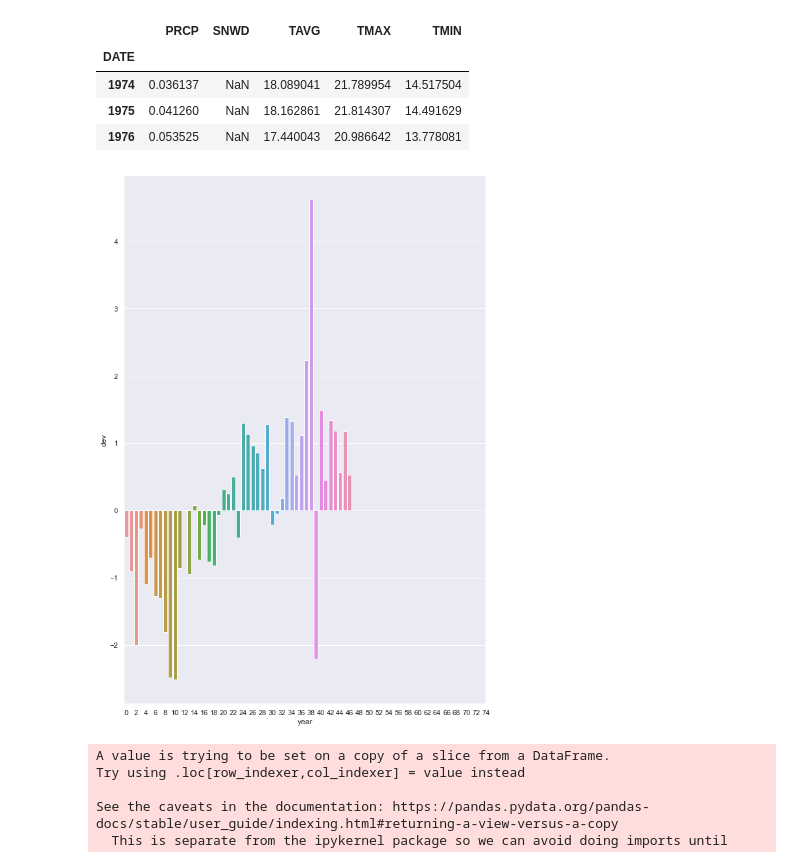
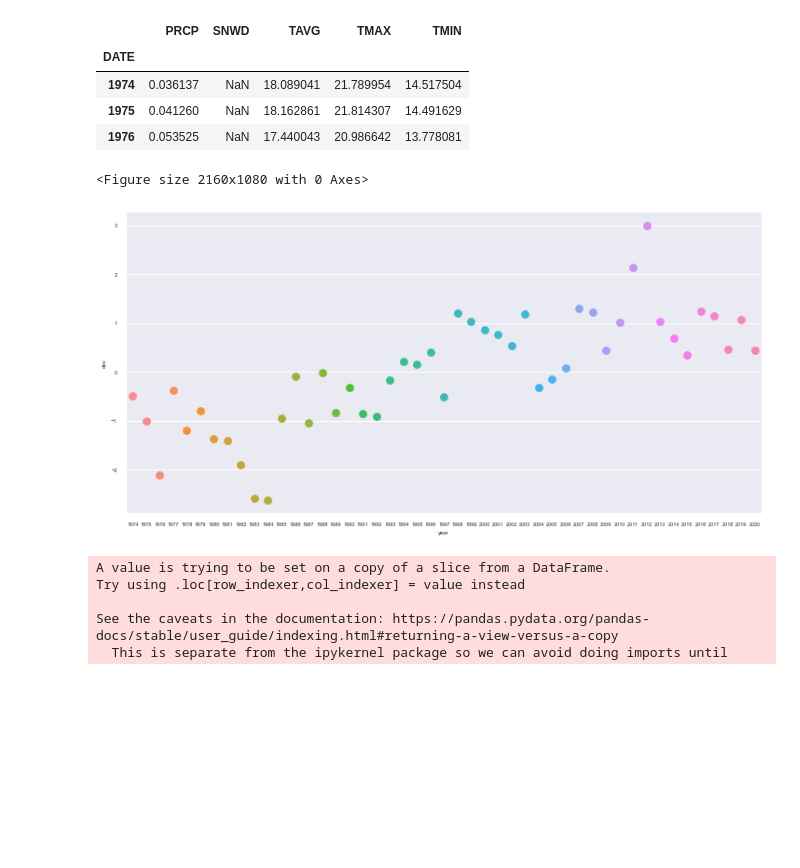
Before and after one commit to nataliaKat/Applied-ML-Assignments, a Jupyter notebook: assignment_01/assignment_01_Katsiapi_Natalia.ipynb, the cells around one changed output. Drawn from its saved outputs; the diff is of its cells as text; code cells hidden in the pictures; blank space fills up the shorter version.

Commit message:
Finish with data clearing

```diff
--- a/assignment_01/assignment_01_Katsiapi_Natalia.ipynb
+++ b/assignment_01/assignment_01_Katsiapi_Natalia.ipynb
@@ -330,0 +263,3 @@ data.describe()
+# %%
+data = pd.merge(data, recent_data, how="outer", left_on='DATE', right_on='date')
+data.tail(10)
@@ -330,0 +278,7 @@ data.describe()
+# %%
+data.DATE.fillna(value=data.date, inplace=True)
+data.PRCP.fillna(value=data.prcpt, inplace=True)
+data.TAVG.fillna(value=data.avgt, inplace=True)
+data.TMAX.fillna(value=data.maxt, inplace=True)
+data.TMIN.fillna(value=data.mint, inplace=True)
+data[data.TMAX.isna() | data.TMIN.isna() | data.PRCP.isna()]
@@ -330,0 +290,4 @@ data.describe()
+# %%
+data.PRCP.iloc[20086] = (data.iloc[20085].PRCP + data.iloc[20087].PRCP) / 2
+data.TMIN.iloc[20086] = (data.iloc[20085].TMIN + data.iloc[20087].TMIN) / 2
+data.iloc[20085:20088]
@@ -330,0 +305,4 @@ data.describe()
+# %%
+data.drop(columns=['date', 'avgt', 'maxt', 'mint', 'prcpt'], inplace=True)
+data
+data.describe()
@@ -387,13 +373,19 @@ years.mean().head(3)
 # %%
 # sns.lineplot(x='size',y='total_bill', data=summer_devs)
 # %%
-sns.set_theme()
-plt.figure(figsize=(10,15))
-ax = sns.barplot(x="year", y="dev", data=summer_devs)
-ax.set_xticks(range(0, 75, 2))
-_ = ax.set_xticklabels(range(0, 75, 2))# plt.bar(x="year", width=0.05, height=0.04, data=summer_devs)
+# sns.set_theme()
+# plt.style.use('ggplot')
+sns.set_style("darkgrid")
+plt.figure(figsize=(30,15))
+# sns.set_context("notebook", font_scale = .5, rc={"bars.barwidth": 0.8})
+# sns.plot
+
+ax = sns.factorplot(x="year", y="dev", data=summer_devs, aspect=2, hue="year")
+# ax.set_xticks(range(0, 75, 2))
+# _ = ax.set_xticklabels(range(0, 75, 2))# plt.bar(x="year", width=0.05, height=0.04, data=summer_devs)
 # %% [output]
+<Figure size 2160x1080 with 0 Axes>
-[figure, old version]
+[figure, new version]
 # %%
 data['YEAR'] = data.DATE.dt.year
 data['DAY'] = data.DATE.dt.dayofyear
```
Also changed, not shown: parts of 44 cells of this notebook.
